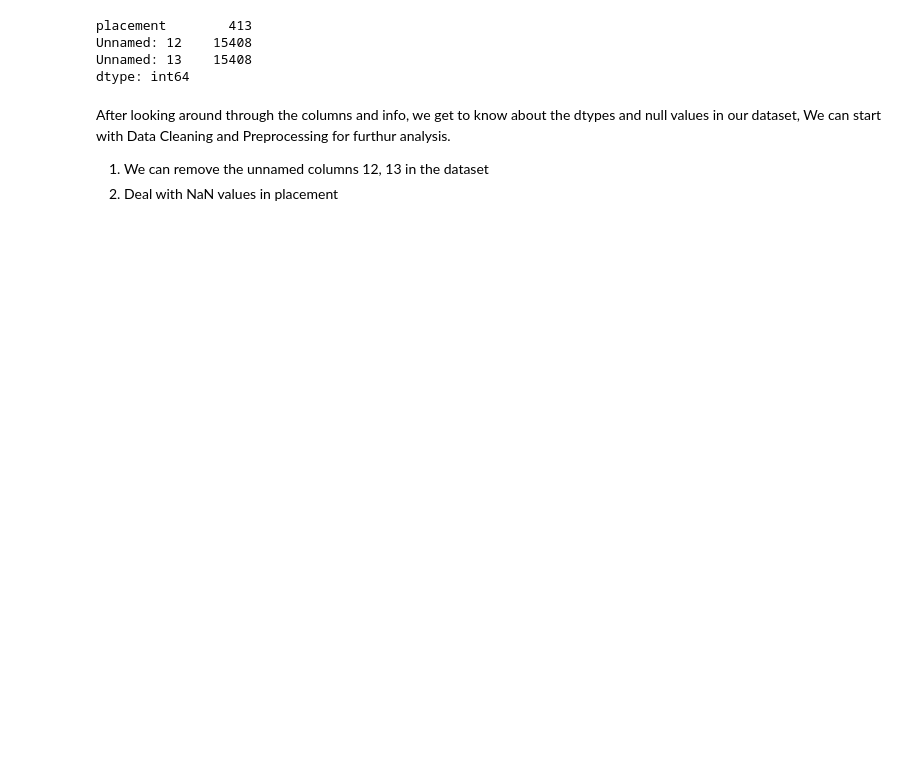
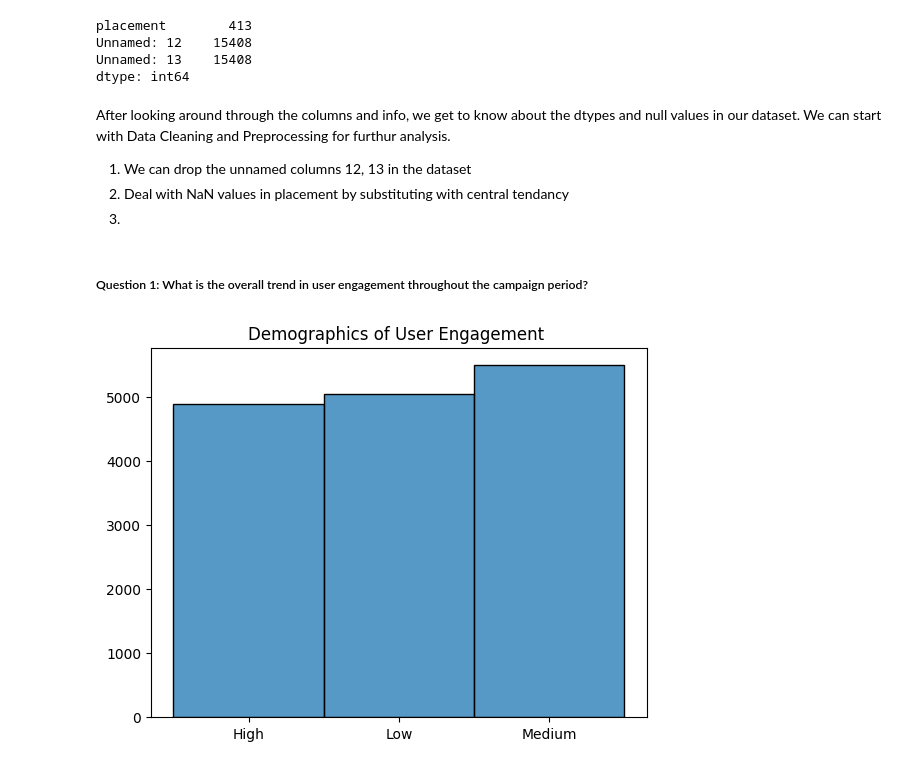
Before and after one commit to HemsIncognito/pyProjects, a Jupyter notebook: Digital_Marketing/4.2.ipynb, the cells around one changed output. Saved outputs shown, nothing was run; the diff lists cells and outputs as text; code cells hidden in the pictures; blank space fills up the shorter version.

```diff
--- a/Digital_Marketing/4.2.ipynb
+++ b/Digital_Marketing/4.2.ipynb
@@ -73,6 +75,17 @@ Unnamed: 12    15408
 Unnamed: 13    15408
 dtype: int64
 # %% [markdown]
-After looking around through the columns and info, we get to know about the dtypes and null values in our dataset, We can start with Data Cleaning and Preprocessing for furthur analysis.
-1) We can remove the unnamed columns 12, 13 in the dataset
-2) Deal with NaN values in placement
+After looking around through the columns and info, we get to know about the dtypes and null values in our dataset. We can start with Data Cleaning and Preprocessing for furthur analysis.
+1) We can drop the unnamed columns 12, 13 in the dataset
+2) Deal with NaN values in placement by substituting with central tendancy
+3)
+# %% [markdown]
+##### Question 1: What is the overall trend in user engagement throughout the campaign period?
+# %%
+sns.histplot(data['user_engagement'], bins=100)
+plt.title('Demographics of User Engagement ')
+plt.xlabel('')
+plt.ylabel('')
+plt.show()
+# %% [output]
+[figure, added]
```
Also changed, not shown: parts of 2 cells of this notebook.
